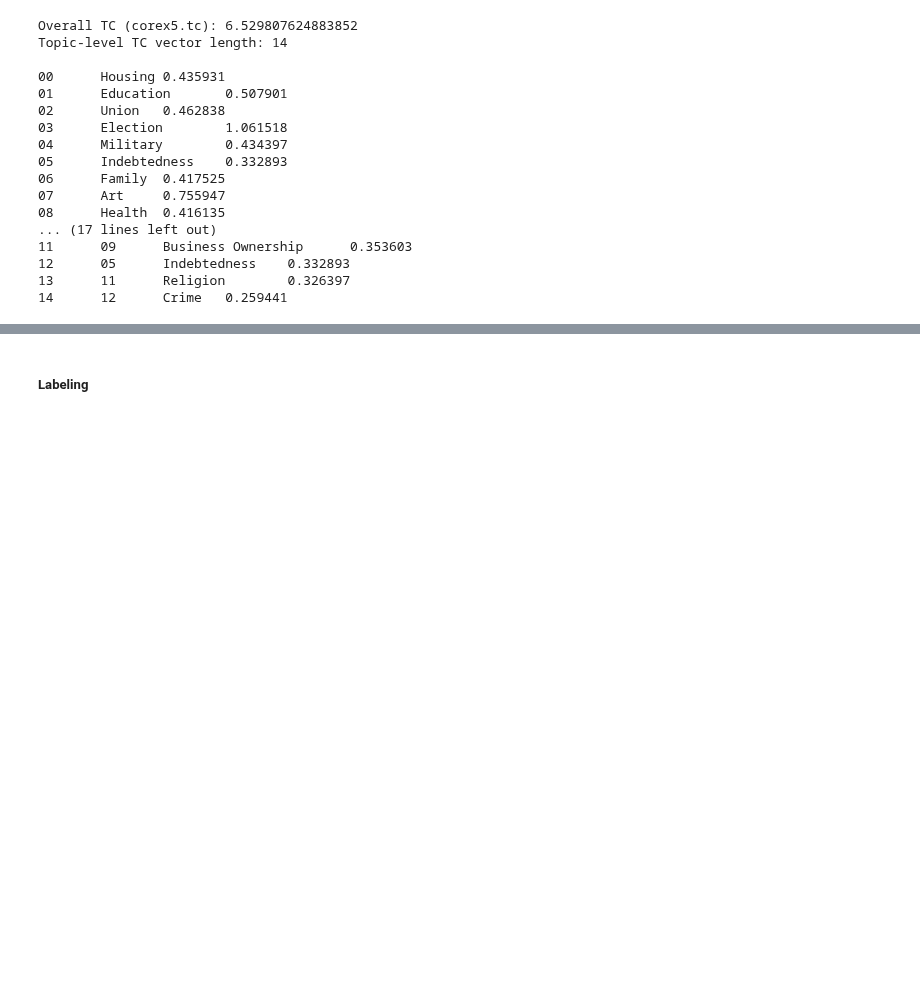
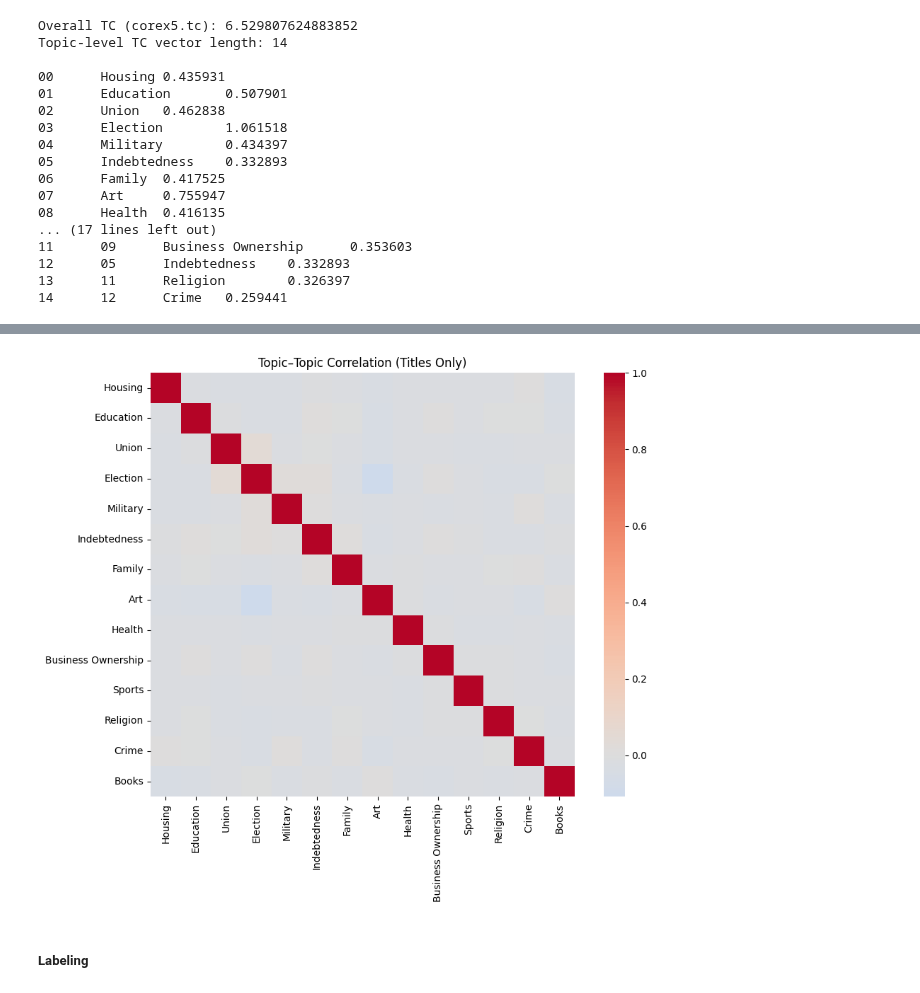
Before and after one commit to laurauguc/working_class_media_analysis, a Jupyter notebook: analysis/2.topic_analaysis/Corex_Guided Topic Modeling.ipynb, the cells around one changed output, grey strips where cells are left out. Saved outputs shown, nothing was run; the diff lists cells and outputs as text; code cells hidden in the pictures; blank space fills up the shorter version.

Commit message:
updated code on title only and heatmap

```diff
--- a/analysis/2.topic_analaysis/Corex_Guided Topic Modeling.ipynb
+++ b/analysis/2.topic_analaysis/Corex_Guided Topic Modeling.ipynb
@@ -425,3 +425,5 @@ Topic-level TC vector length: 14
 12      05      Indebtedness    0.332893
 13      11      Religion        0.326397
 14      12      Crime   0.259441
+# %%
+topic_scores = corex5.transform(X)
@@ -427,0 +435,8 @@ Topic-level TC vector length: 14
+# %%
+corr_matrix = pd.DataFrame(
+    np.corrcoef(topic_scores.T),
+    index=topic_names,
+    columns=topic_names
+)
+
+corr_matrix
@@ -428,3 +459,19 @@ Topic-level TC vector length: 14
+# %%
+import seaborn as sns
+import matplotlib.pyplot as plt
+
+plt.figure(figsize=(10, 8))
+sns.heatmap(
+    corr_matrix,
+    cmap='coolwarm',
+    center=0,
+    square=True
+)
+plt.title('Topic–Topic Correlation (Titles Only)')
+plt.tight_layout()
+plt.show()
+# %% [output]
+[figure, added]
 # %% [markdown]
 ##### Labeling
 # %%
```
Also changed, not shown: parts of 2 cells of this notebook.
